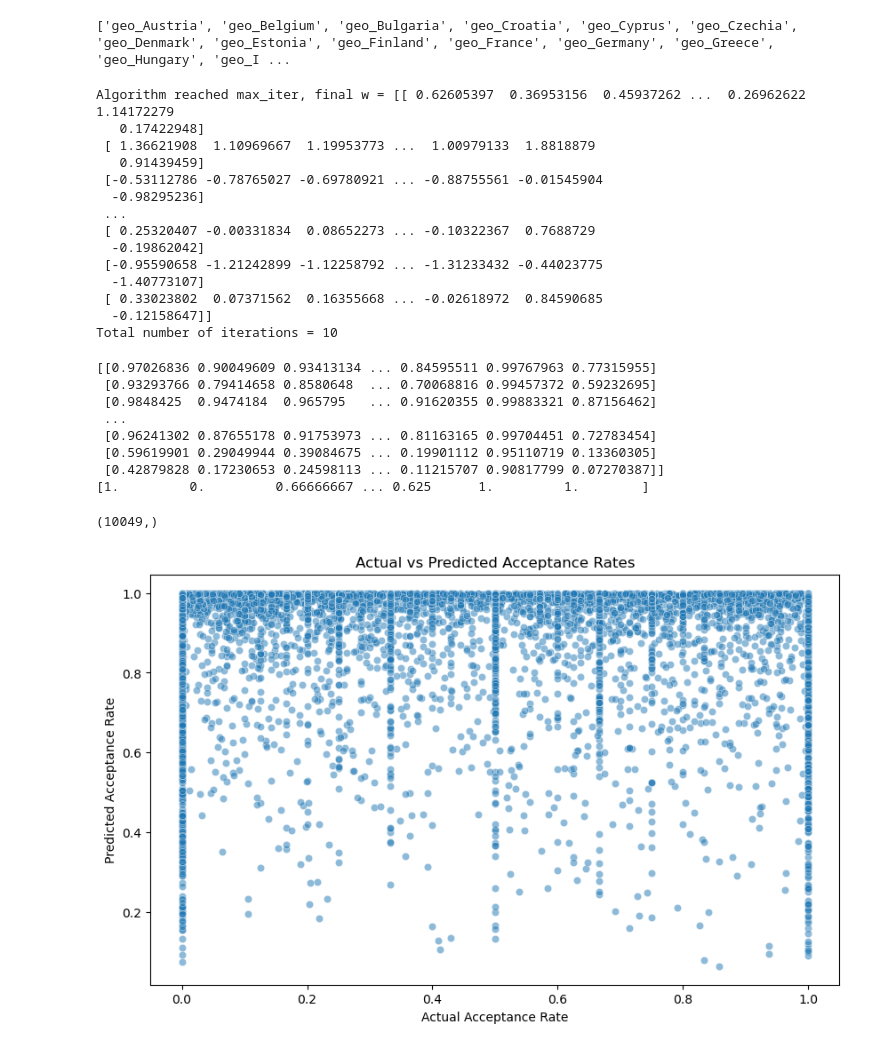
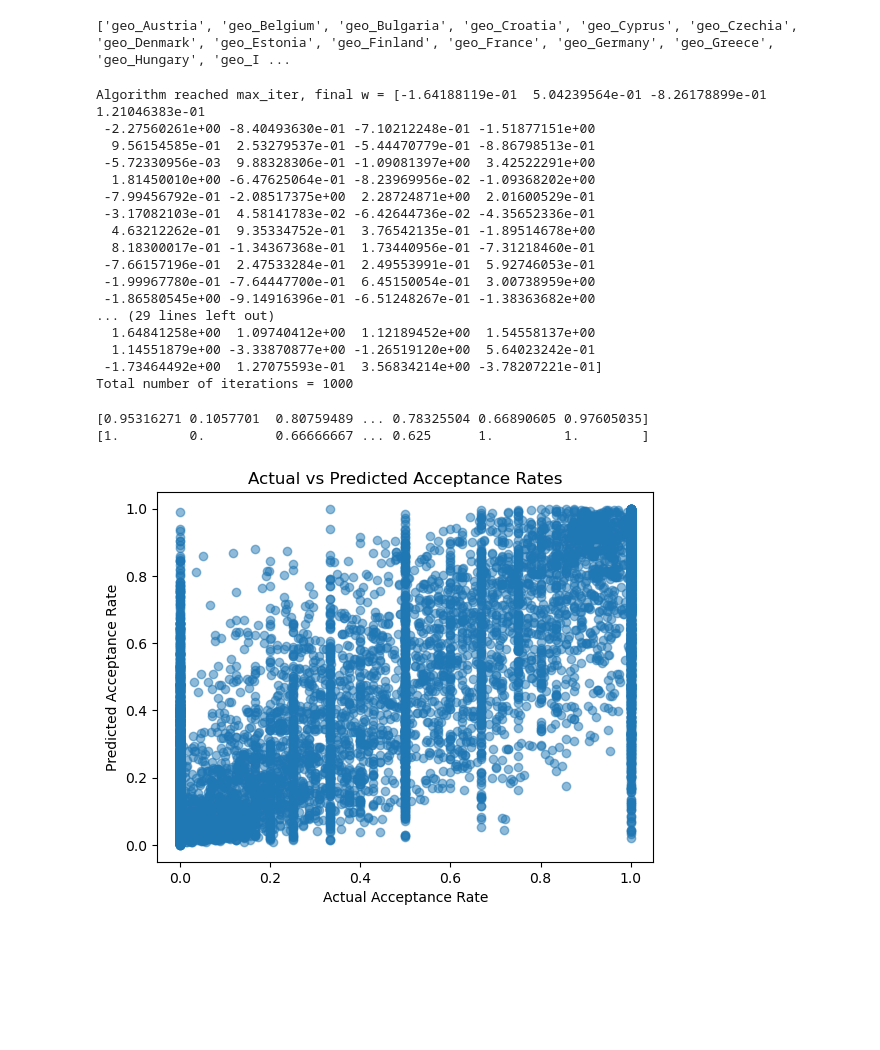
Before and after one commit to eliannemejia/OpenPort, a Jupyter notebook: datasets/raw-datasets/ML_model1.ipynb, the cells around one changed output. Cells and saved outputs as stored; diff of their text form; code cells hidden in the pictures; blank space fills up the shorter version.

Commit message:
Finished ML model 1, including exploring data

```diff
--- a/datasets/raw-datasets/ML_model1.ipynb
+++ b/datasets/raw-datasets/ML_model1.ipynb
@@ -197,8 +200,12 @@ print(one_hot_df.columns.tolist())
+# %%
+# read in the data from .csv, so you never have to call the API again
+merged = pd.read_csv('long_data_accrate.csv')
+one_hot_df= pd.read_csv('wide_data_X.csv')
 # %%
 X = np.array(one_hot_df)
 X = np.column_stack([np.ones(X.shape[0]), X])
 y = merged['acceptance_rate'].to_numpy()
-w = np.random.randn(176,1)
+w = np.random.randn(176,)
 
 
 def logistic_regression(X, y, w, alpha = 1, max_iter = None):
@@ -240,22 +247,25 @@ def logistic_regression(X, y, w, alpha = 1, max_iter = None):
 
     return w
 
-run = logistic_regression(X, y, w, alpha = .05, max_iter = 10)
+run = logistic_regression(X, y, w, alpha = .007, max_iter = 1000)
 # %% [output]
-Algorithm reached max_iter, final w = [[ 0.62605397  0.36953156  0.45937262 ...  0.26962622  1.14172279
-   0.17422948]
- [ 1.36621908  1.10969667  1.19953773 ...  1.00979133  1.8818879
-   0.91439459]
- [-0.53112786 -0.78765027 -0.69780921 ... -0.88755561 -0.01545904
-  -0.98295236]
- ...
- [ 0.25320407 -0.00331834  0.08652273 ... -0.10322367  0.7688729
-  -0.19862042]
- [-0.95590658 -1.21242899 -1.12258792 ... -1.31233432 -0.44023775
-  -1.40773107]
- [ 0.33023802  0.07371562  0.16355668 ... -0.02618972  0.84590685
-  -0.12158647]]
-Total number of iterations = 10
+Algorithm reached max_iter, final w = [-1.64188119e-01  5.04239564e-01 -8.26178899e-01  1.21046383e-01
+ -2.27560261e+00 -8.40493630e-01 -7.10212248e-01 -1.51877151e+00
+  9.56154585e-01  2.53279537e-01 -5.44470779e-01 -8.86798513e-01
+ -5.72330956e-03  9.88328306e-01 -1.09081397e+00  3.42522291e+00
+  1.81450010e+00 -6.47625064e-01 -8.23969956e-02 -1.09368202e+00
+ -7.99456792e-01 -2.08517375e+00  2.28724871e+00  2.01600529e-01
+ -3.17082103e-01  4.58141783e-02 -6.42644736e-02 -4.35652336e-01
+  4.63212262e-01  9.35334752e-01  3.76542135e-01 -1.89514678e+00
+  8.18300017e-01 -1.34367368e-01  1.73440956e-01 -7.31218460e-01
+ -7.66157196e-01  2.47533284e-01  2.49553991e-01  5.92746053e-01
+ -1.99967780e-01 -7.64447700e-01  6.45150054e-01  3.00738959e+00
+ -1.86580545e+00 -9.14916396e-01 -6.51248267e-01 -1.38363682e+00
+... (29 lines left out)
+  1.64841258e+00  1.09740412e+00  1.12189452e+00  1.54558137e+00
+  1.14551879e+00 -3.33870877e+00 -1.26519120e+00  5.64023242e-01
+ -1.73464492e+00  1.27075593e-01  3.56834214e+00 -3.78207221e-01]
+Total number of iterations = 1000
 # %%
 def predict_logistic(x, w, pred0 = True):
     if pred0 == True:
@@ -268,26 +278,15 @@ yhati = np.apply_along_axis(predict_logistic, 1, X, pred0 = False, w=run)
 print(yhati)
 print(y)
 # %% [output]
-[[0.97026836 0.90049609 0.93413134 ... 0.84595511 0.99767963 0.77315955]
- [0.93293766 0.79414658 0.8580648  ... 0.70068816 0.99457372 0.59232695]
- [0.9848425  0.9474184  0.965795   ... 0.91620355 0.99883321 0.87156462]
- ...
- [0.96241302 0.87655178 0.91753973 ... 0.81163165 0.99704451 0.72783454]
- [0.59619901 0.29049944 0.39084675 ... 0.19901112 0.95110719 0.13360305]
- [0.42879828 0.17230653 0.24598113 ... 0.11215707 0.90817799 0.07270387]]
+[0.95316271 0.1057701  0.80759489 ... 0.78325504 0.66890605 0.97605035]
 [1.         0.         0.66666667 ... 0.625      1.         1.        ]
-# %%
-y.shape
-# %% [output]
-(10049,)
 # %%
-#plt.scatter(y, yhat, alpha=0.5)
-plt.figure(figsize=(10, 6))
-sns.scatterplot(x='acceptance_rate', y='predicted_rate', data=merged, alpha=0.5)
+#adding predicted to the data frame
+plt.scatter(y, yhati, alpha=0.5)
 plt.title('Actual vs Predicted Acceptance Rates')
 plt.xlabel('Actual Acceptance Rate')
 plt.ylabel('Predicted Acceptance Rate')
 plt.show()
 # %% [output]
-[figure, old version]
+[figure, new version]
 # %%
```
Also changed, not shown: parts of 7 cells of this notebook, 2 other files.
